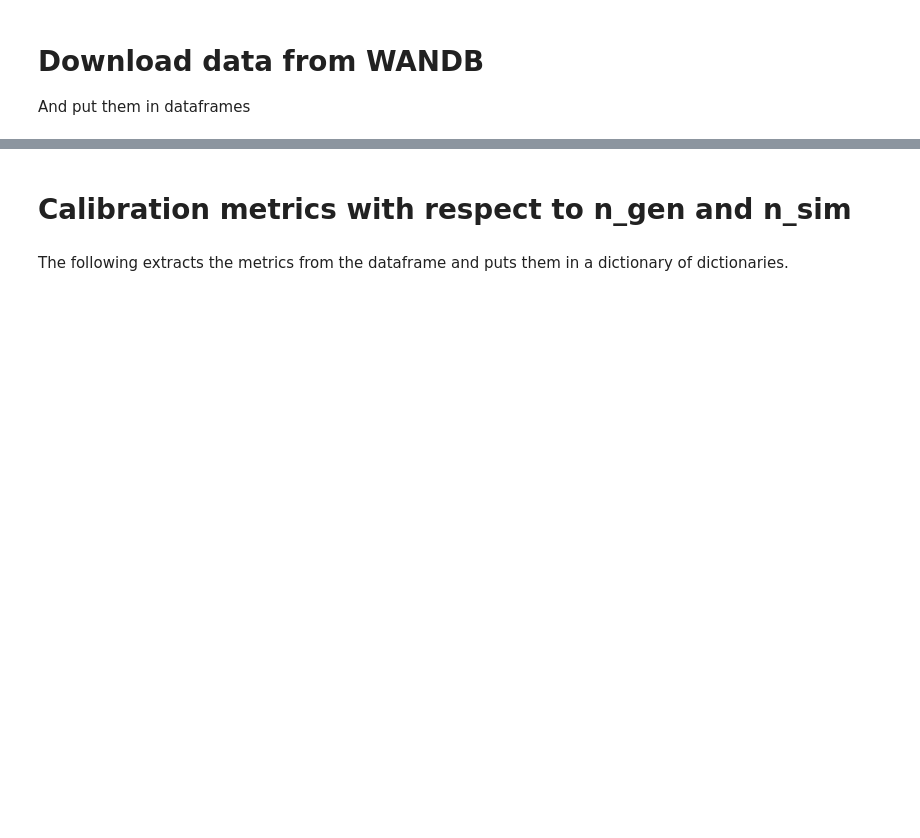
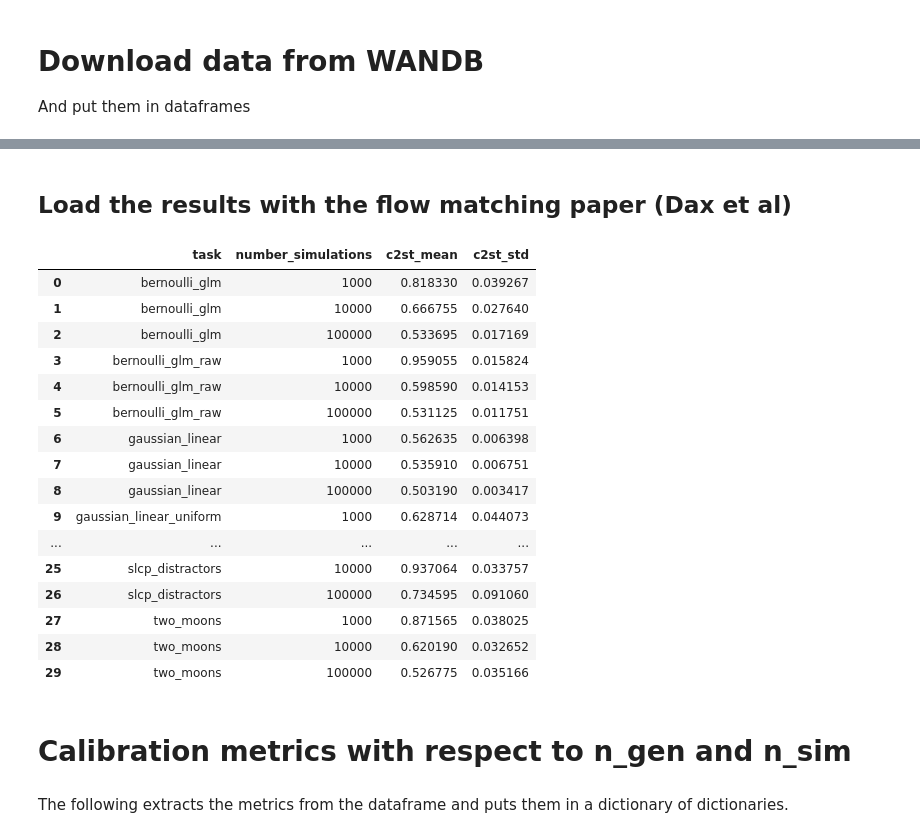
Before and after one commit to LoryPack/LFI_gen_networks_SRs, a Jupyter notebook: plotting_code/benchmark_problems.ipynb, the cells around one changed output, grey strips where cells are left out. Drawn from its saved outputs; the diff is of its cells as text; code cells hidden in the pictures; blank space fills up the shorter version.

```diff
--- a/plotting_code/benchmark_problems.ipynb
+++ b/plotting_code/benchmark_problems.ipynb
@@ -67 +49,3 @@ Index(['name', 'ID', 'epochs', 'gen_seed', 'net_type', 'sample_seed',
       dtype='object')
+# %% [markdown]
+## Load the results with the flow matching paper (Dax et al)
@@ -68,3 +54,28 @@ Index(['name', 'ID', 'epochs', 'gen_seed', 'net_type', 'sample_seed',
+# %%
+df_dax = pd.read_csv("plotting_data/metrics_Dax.csv")
+# %%
+# create a dataframe containing the mean and std of the c2st, in columns c2st_mean and c2st_std
+df_dax_c2st = df_dax.groupby(["task", "number_simulations"]).agg({"c2st": ["mean", "std"]}).reset_index()
+df_dax_c2st.columns = ["task", "number_simulations", "c2st_mean", "c2st_std"]
+df_dax_c2st
+# %% [output]
+|  | task | number_simulations | c2st_mean | c2st_std |
+| 0 | bernoulli_glm | 1000 | 0.818330 | 0.039267 |
+| 1 | bernoulli_glm | 10000 | 0.666755 | 0.027640 |
+| 2 | bernoulli_glm | 100000 | 0.533695 | 0.017169 |
+| 3 | bernoulli_glm_raw | 1000 | 0.959055 | 0.015824 |
+| 4 | bernoulli_glm_raw | 10000 | 0.598590 | 0.014153 |
+| 5 | bernoulli_glm_raw | 100000 | 0.531125 | 0.011751 |
+| 6 | gaussian_linear | 1000 | 0.562635 | 0.006398 |
+| 7 | gaussian_linear | 10000 | 0.535910 | 0.006751 |
+| 8 | gaussian_linear | 100000 | 0.503190 | 0.003417 |
+| 9 | gaussian_linear_uniform | 1000 | 0.628714 | 0.044073 |
+| ... | ... | ... | ... | ... |
+| 25 | slcp_distractors | 10000 | 0.937064 | 0.033757 |
+| 26 | slcp_distractors | 100000 | 0.734595 | 0.091060 |
+| 27 | two_moons | 1000 | 0.871565 | 0.038025 |
+| 28 | two_moons | 10000 | 0.620190 | 0.032652 |
+| 29 | two_moons | 100000 | 0.526775 | 0.035166 |
 # %% [markdown]
 # Calibration metrics with respect to n_gen and n_sim
 # %% [markdown]
```
Also changed, not shown: parts of 39 cells of this notebook, 4 other files.
